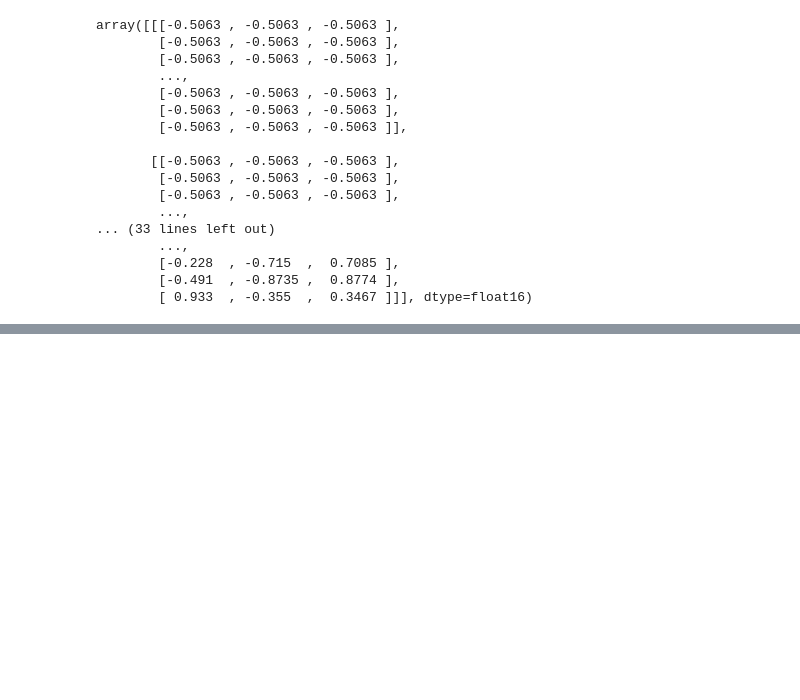
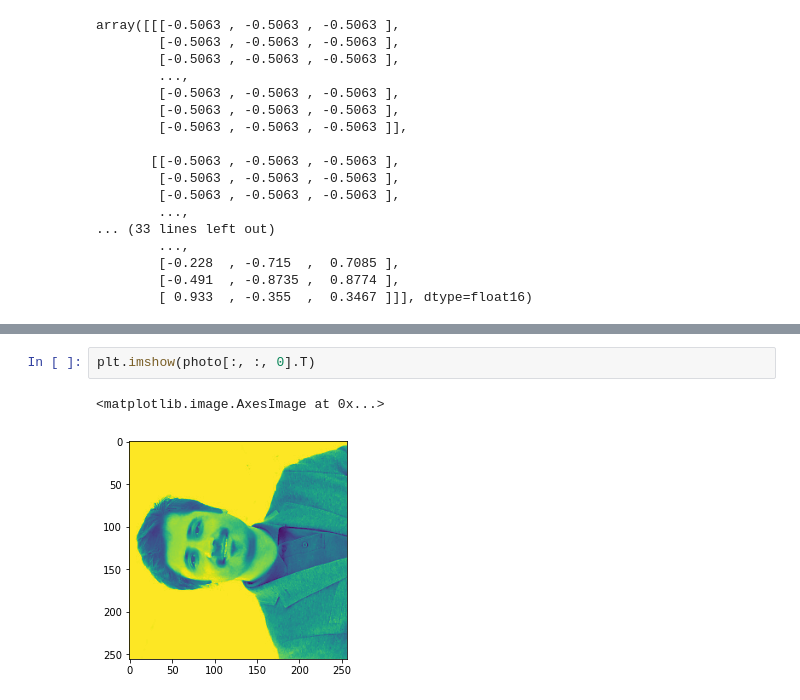
Before and after one commit to Jalilnkh/KartalOl-Fluent-Python-2022, a Jupyter notebook: my intereseted short codes/numpy/how_numpy_works.ipynb, the cells around one changed output, grey strips where cells are left out. Saved outputs shown, nothing was run; the diff lists cells and outputs as text; blank space fills up the shorter version.

```diff
--- a/my intereseted short codes/numpy/how_numpy_works.ipynb
+++ b/my intereseted short codes/numpy/how_numpy_works.ipynb
@@ -105,0 +138,5 @@ array([[[-0.5063 , -0.5063 , -0.5063 ],
+# %%
+plt.imshow(photo[:, :, 0].T)
+# %% [output]
+<matplotlib.image.AxesImage at 0x...>
+[figure, added]
```
Also changed, not shown: parts of 5 cells of this notebook.
